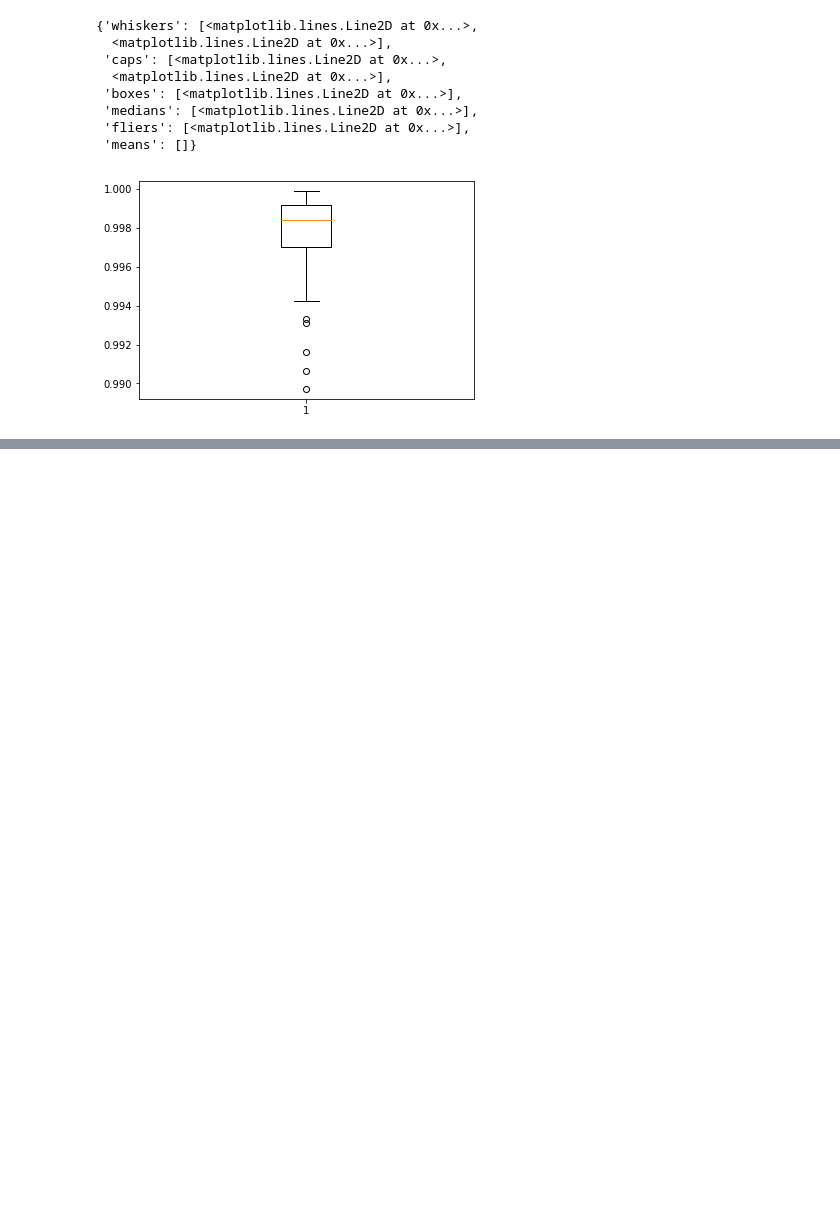
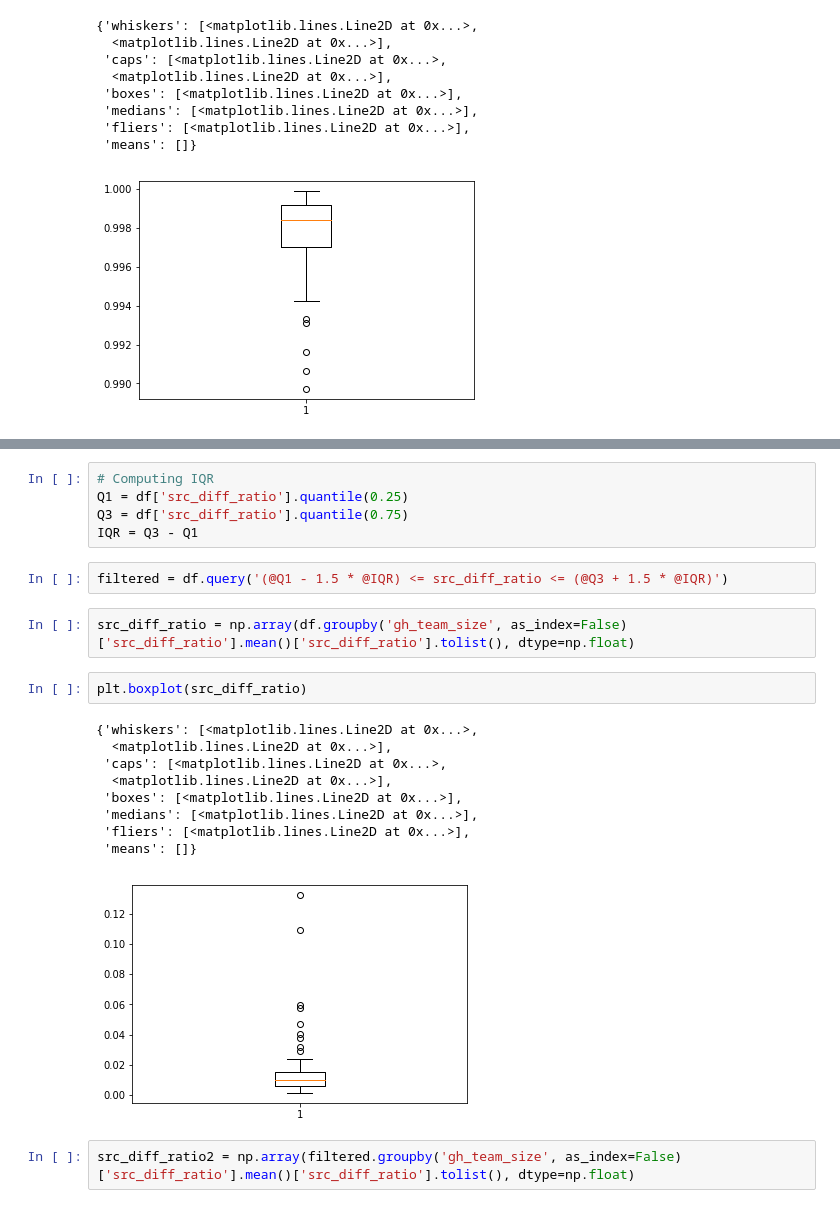
Before and after one commit to cmput402-w19/project-saragholami, a Jupyter notebook: Refined Dataset.ipynb, the cells around one changed output, grey strips where cells are left out. Drawn from its saved outputs; the diff is of its cells as text; blank space fills up the shorter version.

```diff
--- a/Refined Dataset.ipynb
+++ b/Refined Dataset.ipynb
@@ -391,3 +382,26 @@ plt.savefig('./fig4/rest_dist.png', dpi=1000)
 plt.show()
 # %% [output]
 [figure]
+# %%
+# Computing IQR
+Q1 = df['src_diff_ratio'].quantile(0.25)
+Q3 = df['src_diff_ratio'].quantile(0.75)
+IQR = Q3 - Q1
+# %%
+filtered = df.query('(@Q1 - 1.5 * @IQR) <= src_diff_ratio <= (@Q3 + 1.5 * @IQR)')
+# %%
+src_diff_ratio = np.array(df.groupby('gh_team_size', as_index=False)['src_diff_ratio'].mean()['src_diff_ratio'].tolist(), dtype=np.float)
+# %%
+plt.boxplot(src_diff_ratio)
+# %% [output]
+{'whiskers': [<matplotlib.lines.Line2D at 0x...>,
+  <matplotlib.lines.Line2D at 0x...>],
+ 'caps': [<matplotlib.lines.Line2D at 0x...>,
+  <matplotlib.lines.Line2D at 0x...>],
+ 'boxes': [<matplotlib.lines.Line2D at 0x...>],
+ 'medians': [<matplotlib.lines.Line2D at 0x...>],
+ 'fliers': [<matplotlib.lines.Line2D at 0x...>],
+ 'means': []}
+[figure, added]
+# %%
+src_diff_ratio2 = np.array(filtered.groupby('gh_team_size', as_index=False)['src_diff_ratio'].mean()['src_diff_ratio'].tolist(), dtype=np.float)
```
Also changed, not shown: parts of 14 cells of this notebook, 6 other files.
